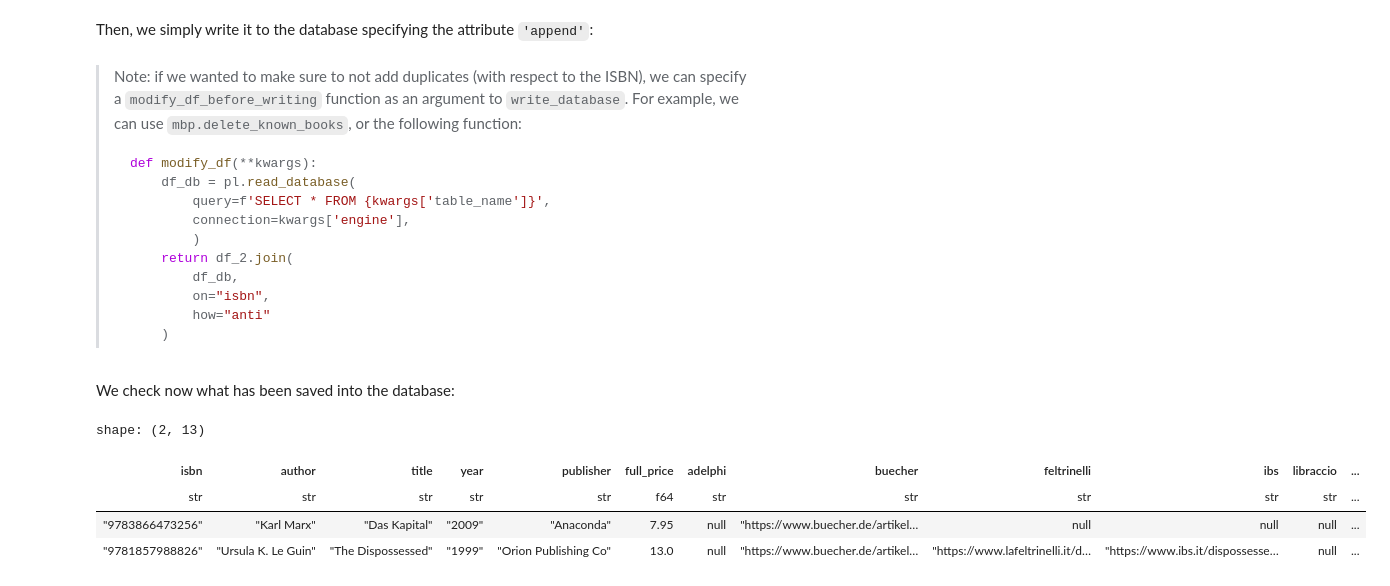
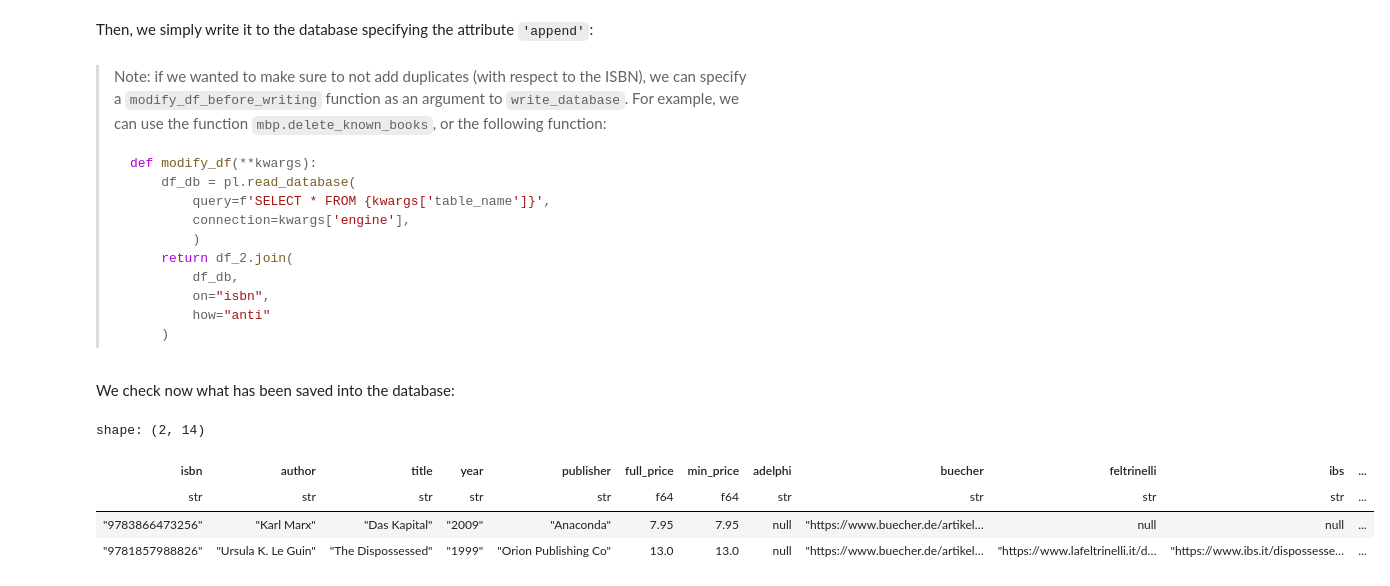
Before and after one commit to andrea-petrocchi/monitorbookprices, a Jupyter notebook: examples/01_add_book/add_book.ipynb, the cells around one changed output. Cells and saved outputs as stored; diff of their text form; code cells hidden in the pictures.

Commit message:
fix(examples): Update examples

````diff
--- a/examples/01_add_book/add_book.ipynb
+++ b/examples/01_add_book/add_book.ipynb
@@ -60,7 +65,7 @@ mbp.write_database(
     if_table_exists='append',
 )
 # %% [markdown]
-> Note: if we wanted to make sure to not add duplicates (with respect to the ISBN), we can specify a `modify_df_before_writing` function as an argument to `write_database`. For example, we can use `mbp.delete_known_books`, or the following function:
+> Note: if we wanted to make sure to not add duplicates (with respect to the ISBN), we can specify a `modify_df_before_writing` function as an argument to `write_database`. For example, we can use the function `mbp.delete_known_books`, or the following function:
 > ```python
 > def modify_df(**kwargs):
 >     df_db = pl.read_database(
@@ -76,15 +81,14 @@ mbp.write_database(
 # %% [markdown]
 We check now what has been saved into the database:
 # %%
-df_test = mbp.read_database(
+mbp.read_database(
     table_name='books',
     url='sqlite:///database.db',
-    schema_overrides=mbp.schema(),
+    schema=mbp.schema(),
 )
-df_test
 # %% [output]
-shape: (2, 13)
+shape: (2, 14)
-| isbn | author | title | year | publisher | full_price | adelphi | buecher | feltrinelli | ibs | libraccio | ... |
-| str | str | str | str | str | f64 | str | str | str | str | str | ... |
-| "9783866473256" | "Karl Marx" | "Das Kapital" | "2009" | "Anaconda" | 7.95 | null | "https://www.buecher.de/artikel… | null | null | null | ... |
-| "9781857988826" | "Ursula K. Le Guin" | "The Dispossessed" | "1999" | "Orion Publishing Co" | 13.0 | null | "https://www.buecher.de/artikel… | "https://www.lafeltrinelli.it/d… | "https://www.ibs.it/dispossesse… | null | ... |
+| isbn | author | title | year | publisher | full_price | min_price | adelphi | buecher | feltrinelli | ibs | ... |
+| str | str | str | str | str | f64 | f64 | str | str | str | str | ... |
+| "9783866473256" | "Karl Marx" | "Das Kapital" | "2009" | "Anaconda" | 7.95 | 7.95 | null | "https://www.buecher.de/artikel… | null | null | ... |
+| "9781857988826" | "Ursula K. Le Guin" | "The Dispossessed" | "1999" | "Orion Publishing Co" | 13.0 | 13.0 | null | "https://www.buecher.de/artikel… | "https://www.lafeltrinelli.it/d… | "https://www.ibs.it/dispossesse… | ... |
````
Also changed, not shown: parts of 3 cells of this notebook, 3 other files.
